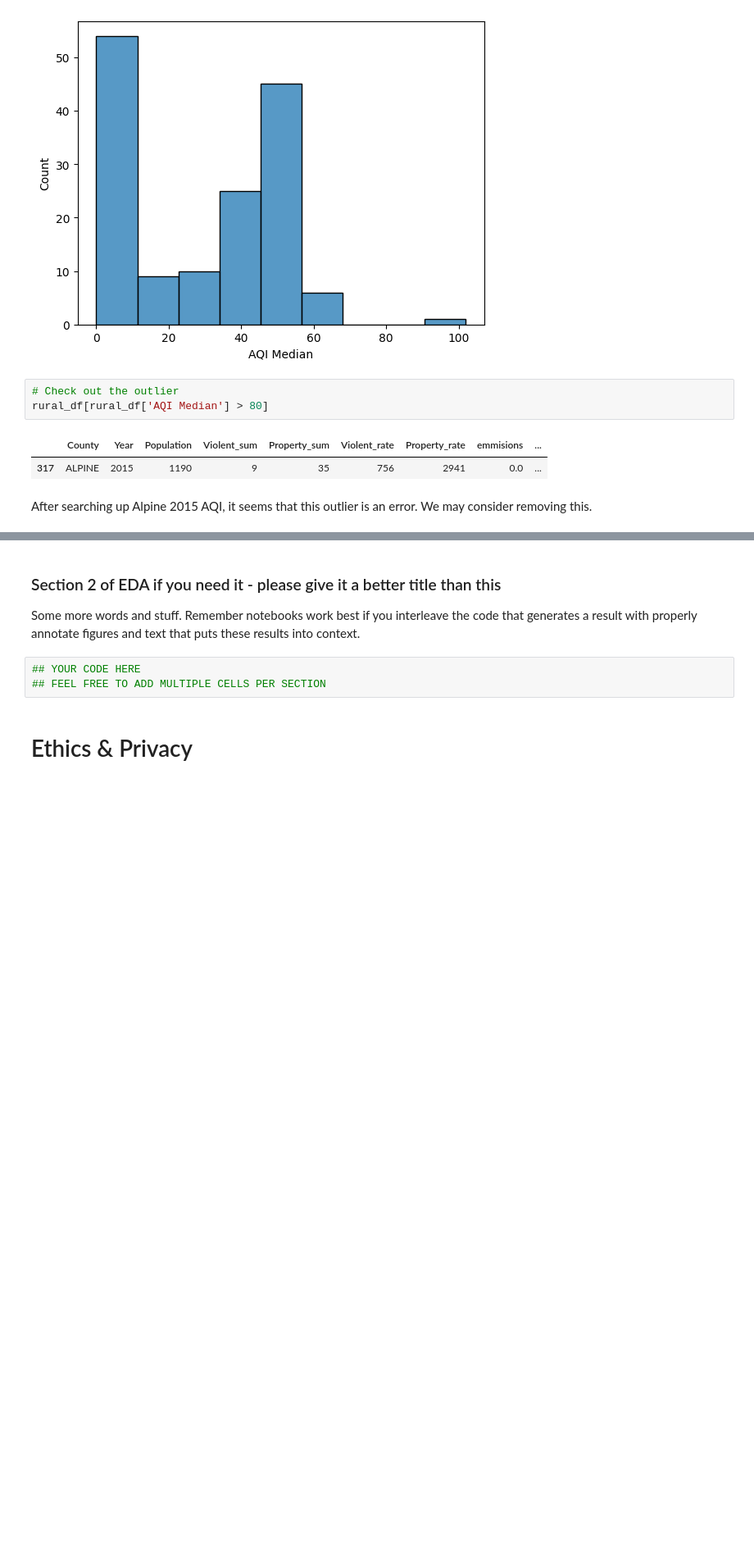
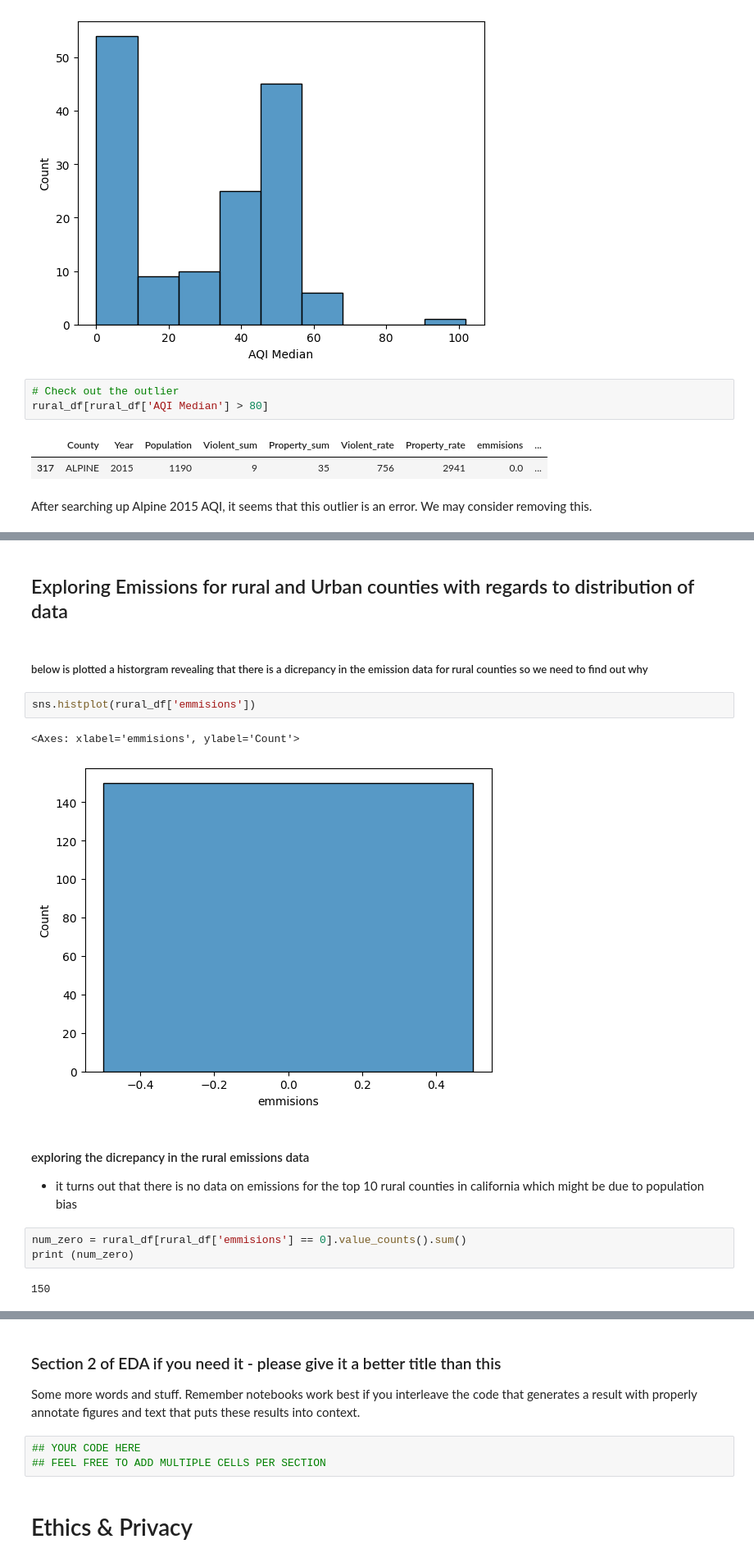
Before and after one commit to richardlaoo/Group131_DS_Analysis, a Jupyter notebook: EDACheckpoint_Group131_SP25.ipynb, the cells around one changed output, grey strips where cells are left out. Shown at 82% size. Drawn from its saved outputs; the diff is of its cells as text; blank space fills up the shorter version.

Commit message:
further analysis on what lies in emissions data

```diff
--- a/EDACheckpoint_Group131_SP25.ipynb
+++ b/EDACheckpoint_Group131_SP25.ipynb
@@ -1029,0 +1041,17 @@ sns.lineplot(rural_df, y='Violent_rate', x='Year')
+# %% [markdown]
+## Exploring Emissions for rural and Urban counties with regards to distribution of data
+# %% [markdown]
+##### below is plotted a historgram revealing that there is a dicrepancy in the emission data for rural counties so we need to find out why
+# %%
+sns.histplot(rural_df['emmisions'])
+# %% [output]
+<Axes: xlabel='emmisions', ylabel='Count'>
+[figure, added]
+# %% [markdown]
+#### exploring the dicrepancy in the rural emissions data
+- it turns out that there is no data on emissions for the top 10 rural counties in california which might be due to population bias
+# %%
+num_zero = rural_df[rural_df['emmisions'] == 0].value_counts().sum()
+print (num_zero)
+# %% [output]
+150
```
Also changed, not shown: parts of 10 cells of this notebook.
